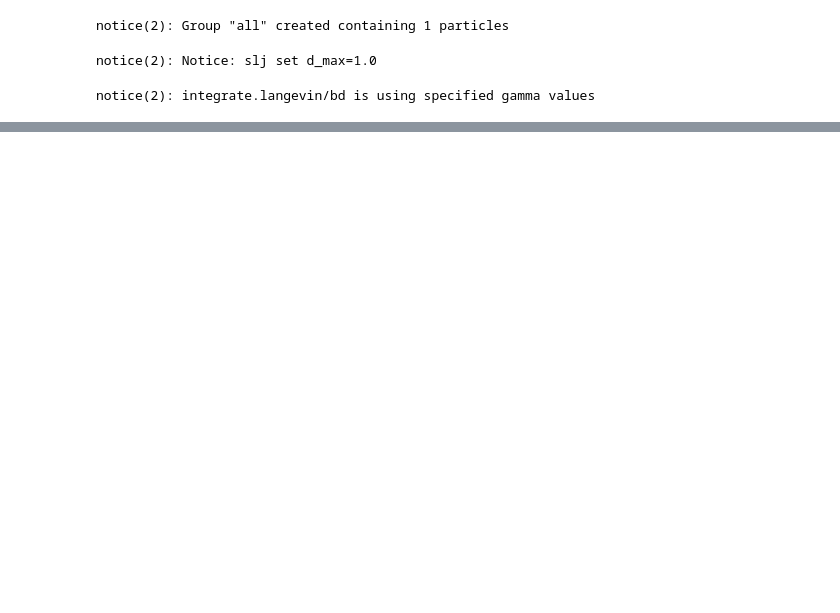
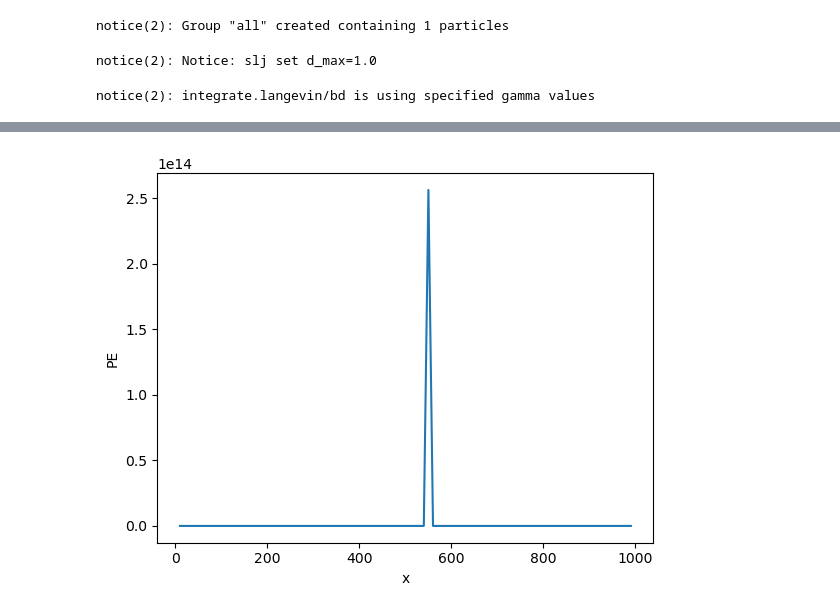
Before and after one commit to hocky-research-group/PACSim, a Jupyter notebook: jupyter_scripts/plot_slj_walls_hoomd.ipynb, the cells around one changed output, grey strips where cells are left out. Drawn from its saved outputs; the diff is of its cells as text; code cells hidden in the pictures; blank space fills up the shorter version.

```diff
--- a/jupyter_scripts/plot_slj_walls_hoomd.ipynb
+++ b/jupyter_scripts/plot_slj_walls_hoomd.ipynb
@@ -98,0 +123,7 @@ print(energies)
+# %%
+plt.plot(x_positions[100:],energies[100:])
+plt.xlabel("x")
+plt.ylabel("PE")
+plt.show()
+# %% [output]
+[figure, added]
```
Also changed, not shown: parts of 7 cells of this notebook.
